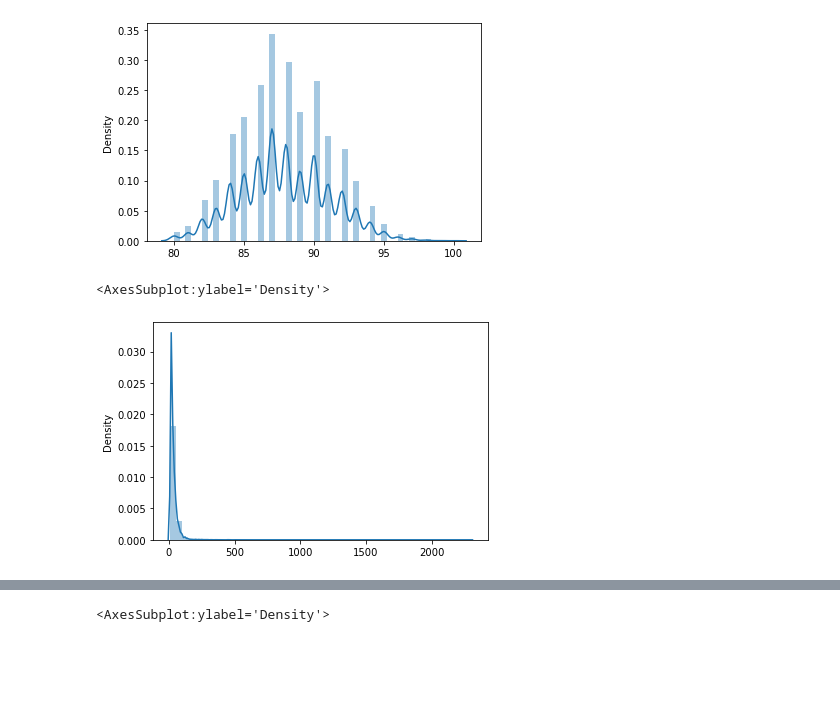
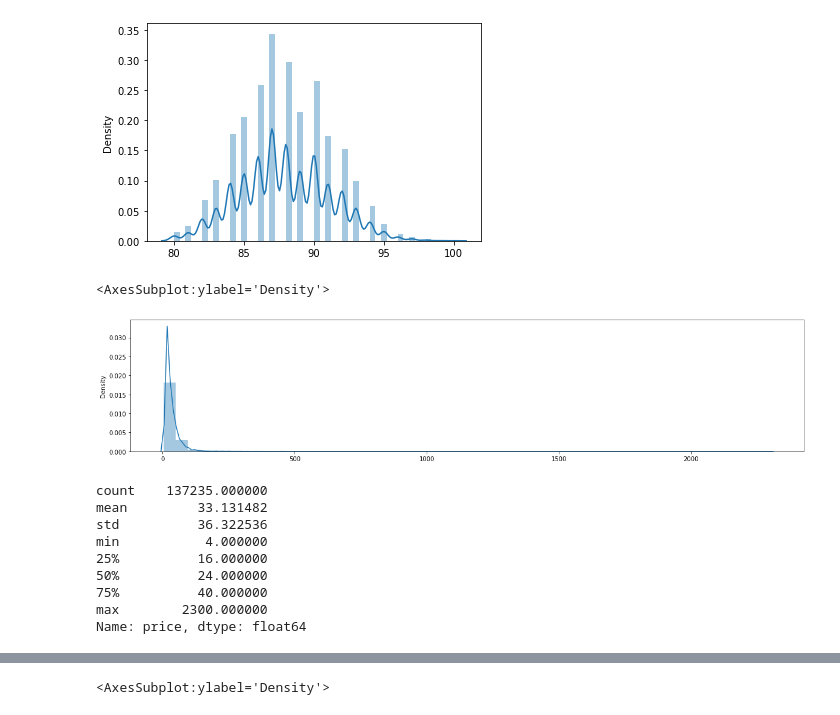
Before and after one commit to darrentyh/IS450-text-mining, a Jupyter notebook: Data Cleaning.ipynb, the cells around one changed output, grey strips where cells are left out. Saved outputs shown, nothing was run; the diff lists cells and outputs as text; code cells hidden in the pictures; blank space fills up the shorter version.

```diff
--- a/Data Cleaning.ipynb
+++ b/Data Cleaning.ipynb
@@ -56,8 +56,22 @@ sns.distplot(df,x=df['points'])
 # %% [output]
 <AxesSubplot:ylabel='Density'>
 [figure]
-# %%
-sns.distplot(df,x=df['price'])
-# %% [output]
-<AxesSubplot:ylabel='Density'>
-[figure, removed]
+# %%
+fig_dims = (20, 4)
+fig, ax = plt.subplots(figsize=fig_dims)
+sns.distplot(df,x=df['price'],ax=ax)
+# %% [output]
+<AxesSubplot:ylabel='Density'>
+[figure, added]
+# %%
+df['price'].describe()
+# %% [output]
+count    137235.000000
+mean         33.131482
+std          36.322536
+min           4.000000
+25%          16.000000
+50%          24.000000
+75%          40.000000
+max        2300.000000
+Name: price, dtype: float64
```
Also changed, not shown: parts of 8 cells of this notebook.
